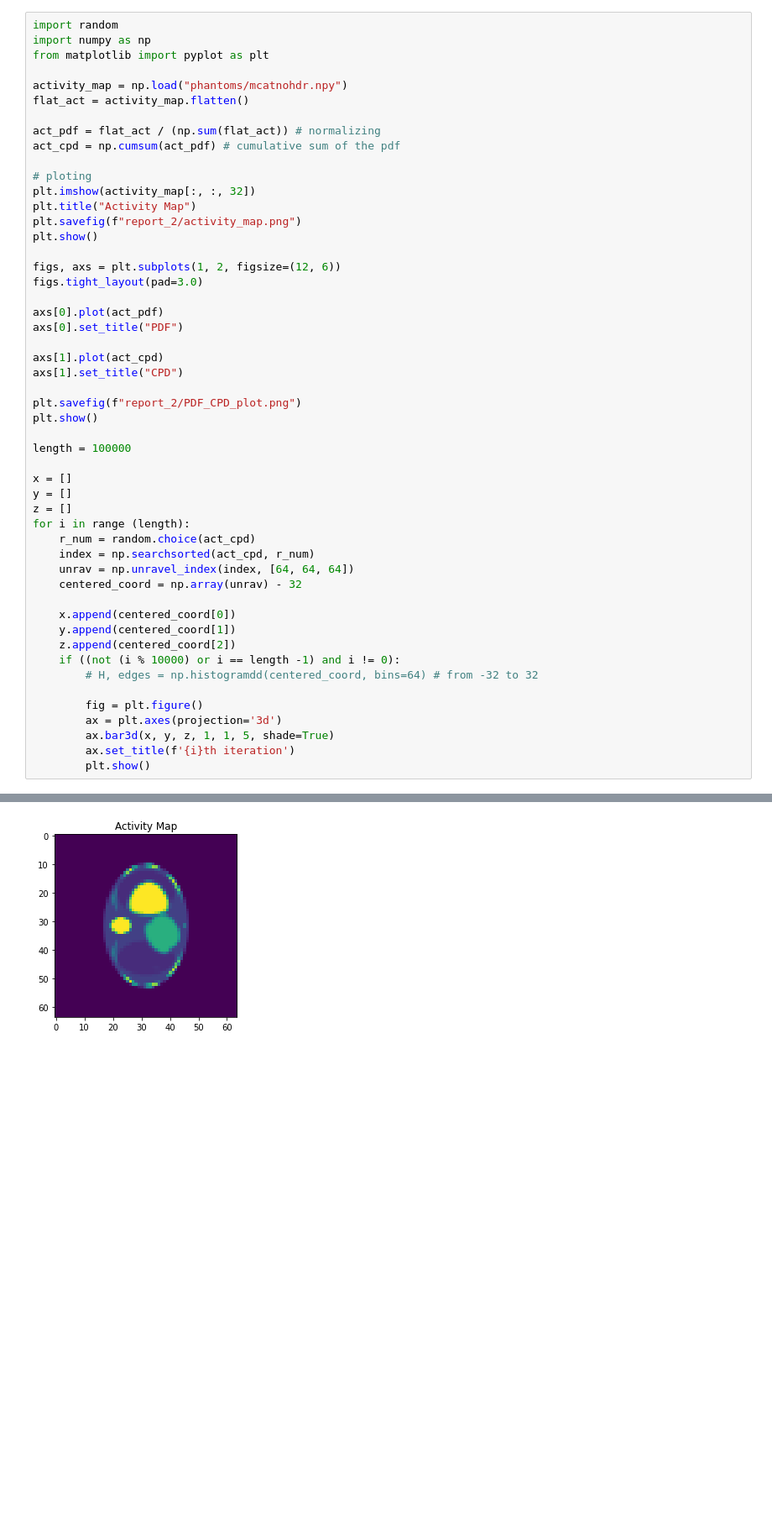
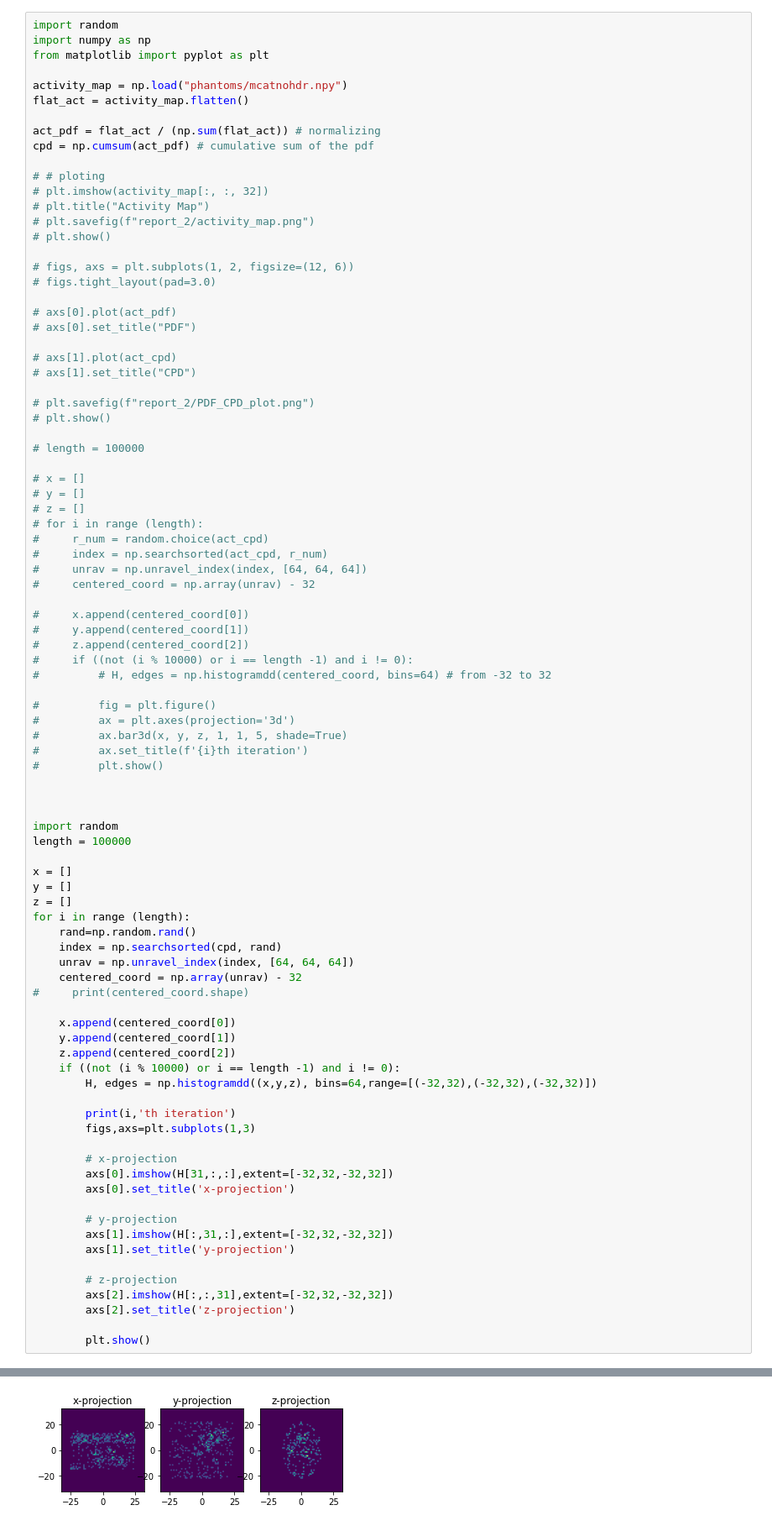
Before and after one commit to cesarz10/Medical-Imaging-UGent, a Jupyter notebook: Practicum 2/Practicum_2.ipynb, the cells around one changed output, grey strips where cells are left out. Shown: that part at 84% size. Drawn from its saved outputs; the diff is of its cells as text; blank space fills up the shorter version.

```diff
--- a/Practicum 2/Practicum_2.ipynb
+++ b/Practicum 2/Practicum_2.ipynb
@@ -79,46 +79,84 @@ activity_map = np.load("phantoms/mcatnohdr.npy")
 flat_act = activity_map.flatten()
 
 act_pdf = flat_act / (np.sum(flat_act)) # normalizing
-act_cpd = np.cumsum(act_pdf) # cumulative sum of the pdf
+cpd = np.cumsum(act_pdf) # cumulative sum of the pdf
 
-# ploting
-plt.imshow(activity_map[:, :, 32])
-plt.title("Activity Map")
-plt.savefig(f"report_2/activity_map.png")
-plt.show()
+# # ploting
+# plt.imshow(activity_map[:, :, 32])
+# plt.title("Activity Map")
+# plt.savefig(f"report_2/activity_map.png")
+# plt.show()
 
-figs, axs = plt.subplots(1, 2, figsize=(12, 6))
-figs.tight_layout(pad=3.0)
+# figs, axs = plt.subplots(1, 2, figsize=(12, 6))
+# figs.tight_layout(pad=3.0)
 
-axs[0].plot(act_pdf)
-axs[0].set_title("PDF")
+# axs[0].plot(act_pdf)
+# axs[0].set_title("PDF")
 
-axs[1].plot(act_cpd)
-axs[1].set_title("CPD")
+# axs[1].plot(act_cpd)
+# axs[1].set_title("CPD")
 
-plt.savefig(f"report_2/PDF_CPD_plot.png")
-plt.show()
+# plt.savefig(f"report_2/PDF_CPD_plot.png")
+# plt.show()
 
+# length = 100000
+
+# x = []
+# y = []
+# z = []
+# for i in range (length):
+#     r_num = random.choice(act_cpd)
+#     index = np.searchsorted(act_cpd, r_num)
+#     unrav = np.unravel_index(index, [64, 64, 64])
+#     centered_coord = np.array(unrav) - 32
+
+#     x.append(centered_coord[0])
+#     y.append(centered_coord[1])
+#     z.append(centered_coord[2])
+#     if ((not (i % 10000) or i == length -1) and i != 0):
+#         # H, edges = np.histogramdd(centered_coord, bins=64) # from -32 to 32
+
+#         fig = plt.figure()
+#         ax = plt.axes(projection='3d')
+#         ax.bar3d(x, y, z, 1, 1, 5, shade=True)
+#         ax.set_title(f'{i}th iteration')
+#         plt.show()
+
+
+
+import random
 length = 100000
 
 x = []
 y = []
 z = []
 for i in range (length):
-    r_num = random.choice(act_cpd)
-    index = np.searchsorted(act_cpd, r_num)
+    rand=np.random.rand()
+    index = np.searchsorted(cpd, rand)
     unrav = np.unravel_index(index, [64, 64, 64])
     centered_coord = np.array(unrav) - 32
+#     print(centered_coord.shape)
 
     x.append(centered_coord[0])
     y.append(centered_coord[1])
     z.append(centered_coord[2])
     if ((not (i % 10000) or i == length -1) and i != 0):
-        # H, edges = np.histogramdd(centered_coord, bins=64) # from -32 to 32
+        H, edges = np.histogramdd((x,y,z), bins=64,range=[(-32,32),(-32,32),(-32,32)])
 
-        fig = plt.figure()
-        ax = plt.axes(projection='3d')
-        ax.bar3d(x, y, z, 1, 1, 5, shade=True)
-        ax.set_title(f'{i}th iteration')
+        print(i,'th iteration')
+        figs,axs=plt.subplots(1,3)
+
+        # x-projection
+        axs[0].imshow(H[31,:,:],extent=[-32,32,-32,32])
+        axs[0].set_title('x-projection')
+
+        # y-projection
+        axs[1].imshow(H[:,31,:],extent=[-32,32,-32,32])
+        axs[1].set_title('y-projection')
+
+        # z-projection
+        axs[2].imshow(H[:,:,31],extent=[-32,32,-32,32])
+        axs[2].set_title('z-projection')
+
         plt.show()
 # %% [output]
@@ -125 +164 @@ for i in range (length):
-[figure, old version]
+[figure, new version]
```
Also changed, not shown: parts of 2 cells of this notebook, 1 other file.
